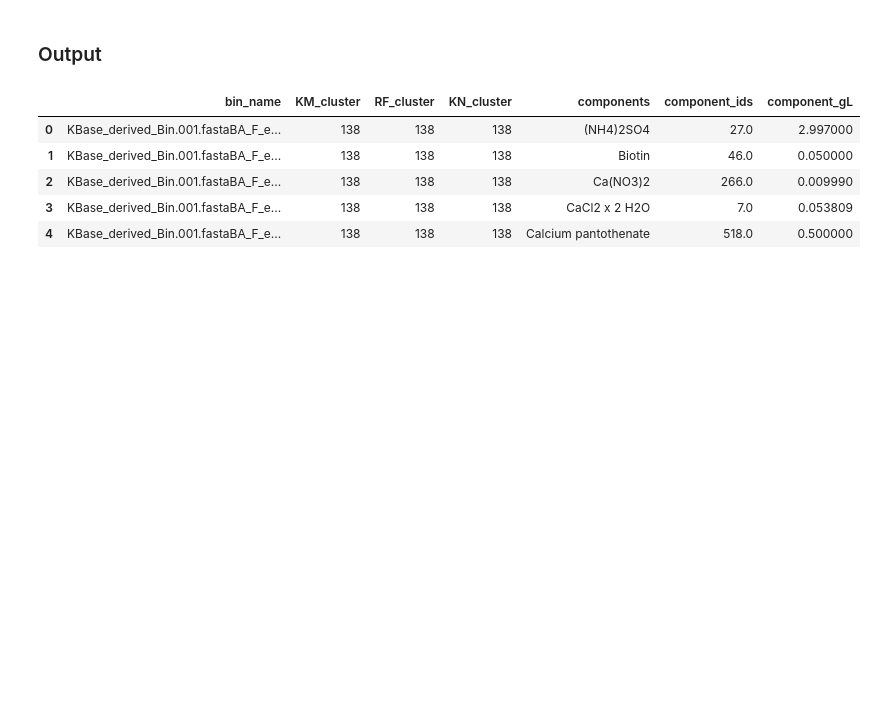
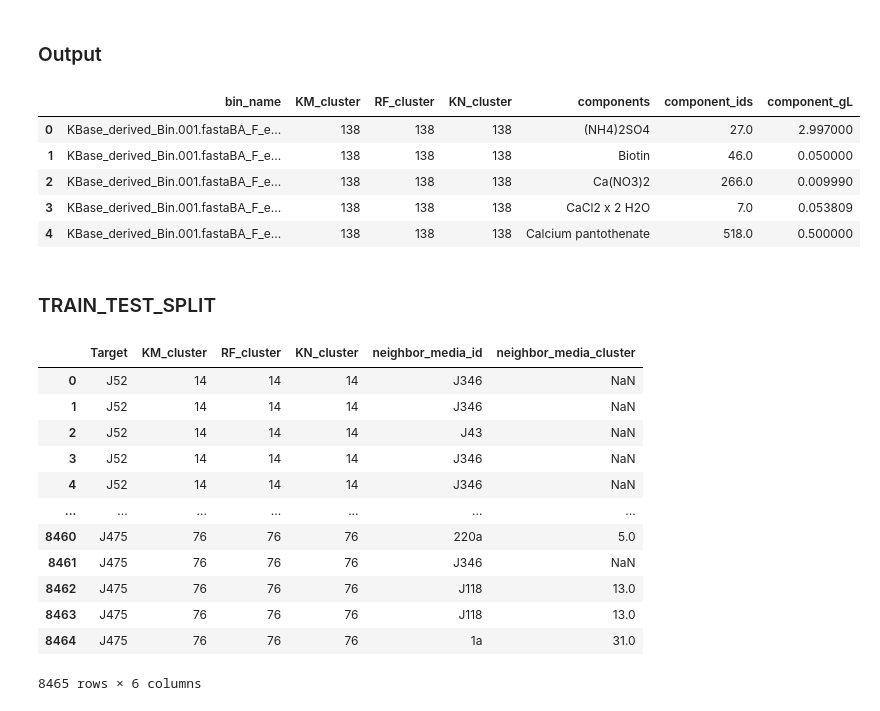
Before and after one commit to giovannellilab/media-prediction, a Jupyter notebook: notebooks/07-Concentration-Mapping.ipynb, the cells around one changed output. Saved outputs shown, nothing was run; the diff lists cells and outputs as text; code cells hidden in the pictures; blank space fills up the shorter version.

```diff
--- a/notebooks/07-Concentration-Mapping.ipynb
+++ b/notebooks/07-Concentration-Mapping.ipynb
@@ -414,3 +414,30 @@ test_df.head()
 | 2 | KBase_derived_Bin.001.fastaBA_F_e... | 138 | 138 | 138 | Ca(NO3)2 | 266.0 | 0.009990 |
 | 3 | KBase_derived_Bin.001.fastaBA_F_e... | 138 | 138 | 138 | CaCl2 x 2 H2O | 7.0 | 0.053809 |
 | 4 | KBase_derived_Bin.001.fastaBA_F_e... | 138 | 138 | 138 | Calcium pantothenate | 518.0 | 0.500000 |
+# %% [markdown]
+### TRAIN_TEST_SPLIT
+# %%
+ml_output = pd.read_csv(os.path.join(DATA_DIR, "model", "param-model-output.csv"))
+#df = ml_output.drop(ml_output.columns[0:32], axis=1)
+df = ml_output[["Target", "Test Cluster", "RF Classify", "KNN Classify", "neighbor_media_id", "neighbor_media_cluster"]]
+df = df.rename(columns={
+    "Test Cluster": "KM_cluster",
+    "RF Classify": "RF_cluster",
+    "KNN Classify": "KN_cluster"
+})
+
+df
+# %% [output]
+|  | Target | KM_cluster | RF_cluster | KN_cluster | neighbor_media_id | neighbor_media_cluster |
+| 0 | J52 | 14 | 14 | 14 | J346 | NaN |
+| 1 | J52 | 14 | 14 | 14 | J346 | NaN |
+| 2 | J52 | 14 | 14 | 14 | J43 | NaN |
+| 3 | J52 | 14 | 14 | 14 | J346 | NaN |
+| 4 | J52 | 14 | 14 | 14 | J346 | NaN |
+| ... | ... | ... | ... | ... | ... | ... |
+| 8460 | J475 | 76 | 76 | 76 | 220a | 5.0 |
+| 8461 | J475 | 76 | 76 | 76 | J346 | NaN |
+| 8462 | J475 | 76 | 76 | 76 | J118 | 13.0 |
+| 8463 | J475 | 76 | 76 | 76 | J118 | 13.0 |
+| 8464 | J475 | 76 | 76 | 76 | 1a | 31.0 |
+8465 rows × 6 columns
```
Also changed, not shown: parts of 2 cells of this notebook.
